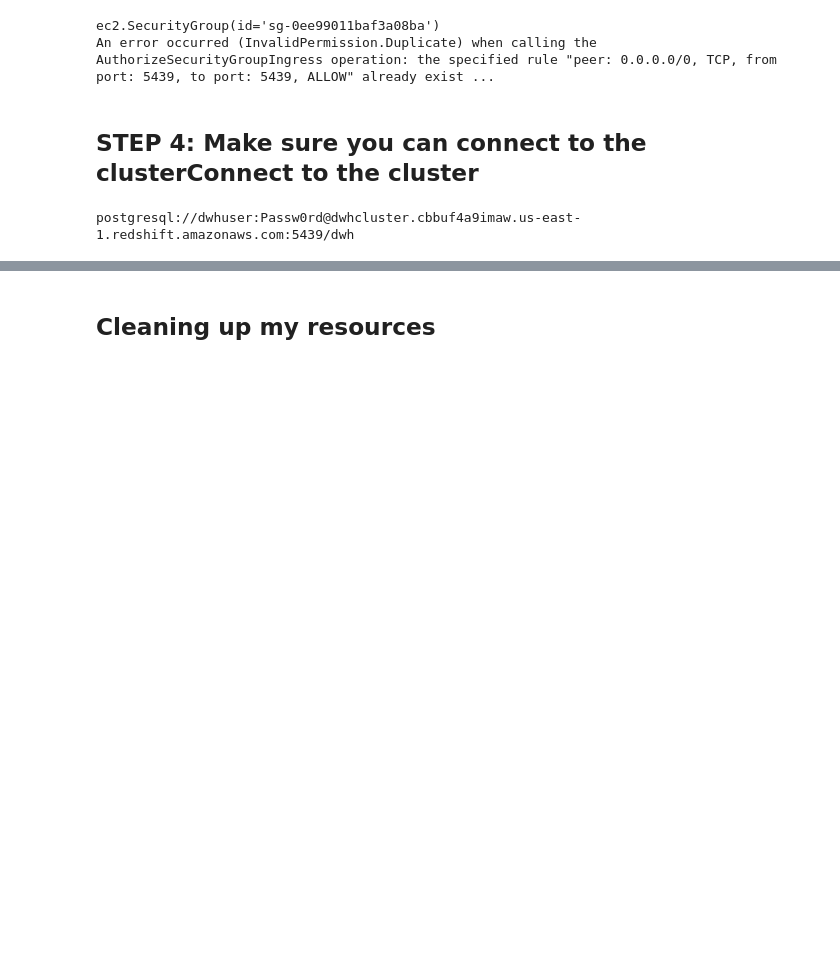
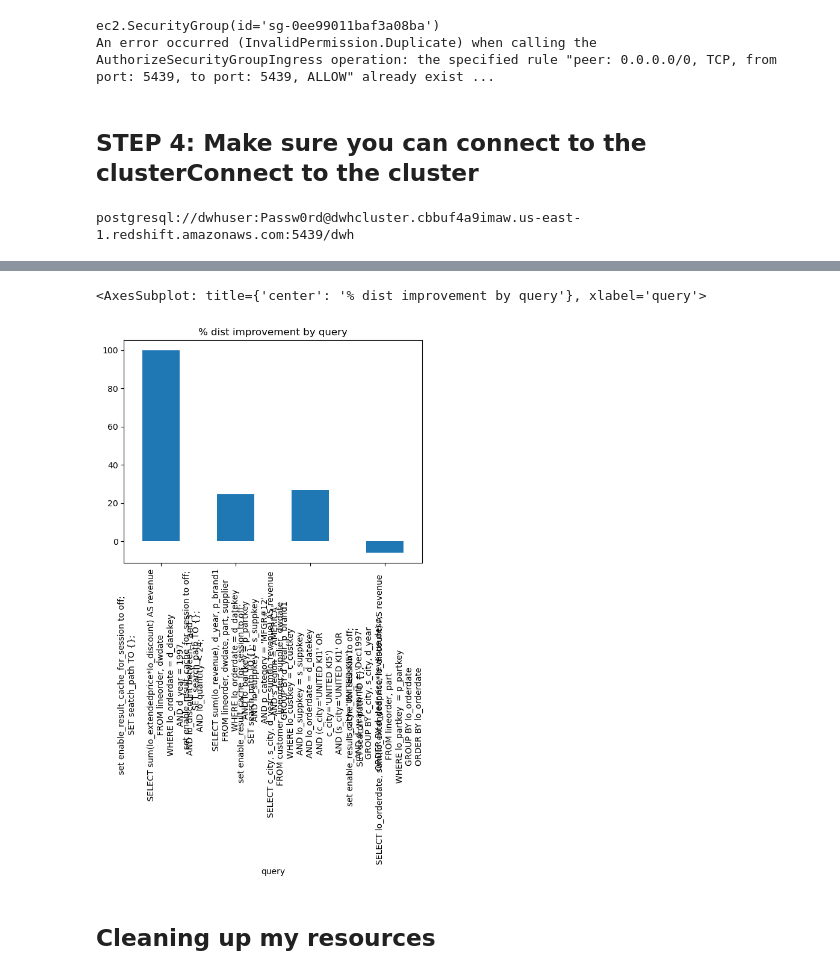
Before and after one commit to natbernard/Cloud-Data-Warehouses, a Jupyter notebook: AWS Redshift.ipynb, the cells around one changed output, grey strips where cells are left out. Cells and saved outputs as stored; diff of their text form; code cells hidden in the pictures; blank space fills up the shorter version.

```diff
--- a/AWS Redshift.ipynb
+++ b/AWS Redshift.ipynb
@@ -223,3 +593,9 @@ postgresql://dwhuser:Passw0rd@dwhcluster.cbbuf4a9imaw.us-east-1.redshift.amazona
+# %%
+improvementDF = queryStats['distImprovement'] = 100 * (queryStats['queryTime_nodist'] - queryStats['queryTime_dist'])/queryStats['queryTime_nodist']
+improvementDF.plot.bar(title = "% dist improvement by query")
+# %% [output]
+<AxesSubplot: title={'center': '% dist improvement by query'}, xlabel='query'>
+[figure, added]
 # %% [markdown]
 ## Cleaning up my resources
 # %%
```
Also changed, not shown: parts of 18 cells of this notebook.
